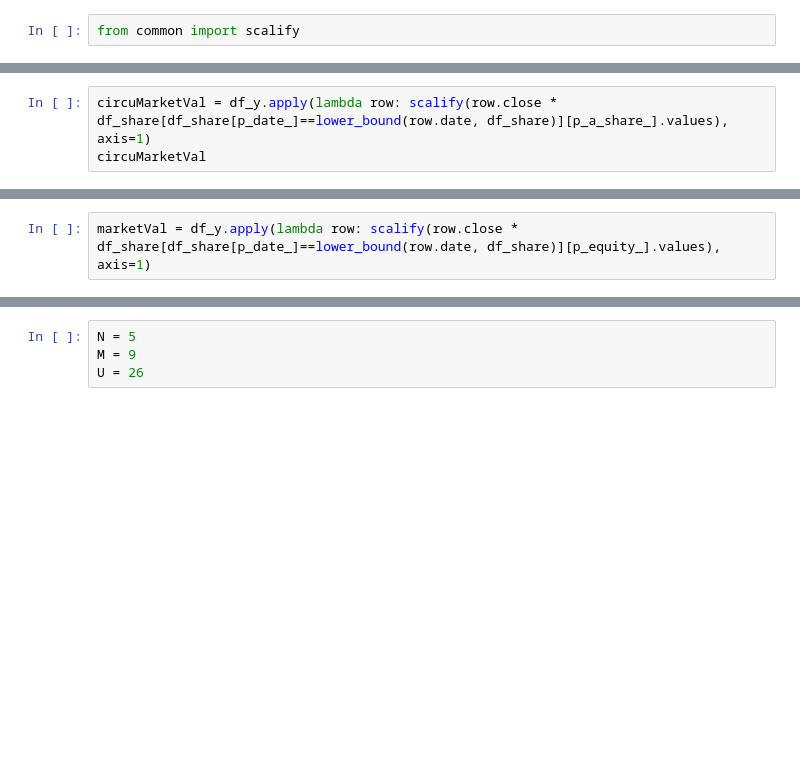
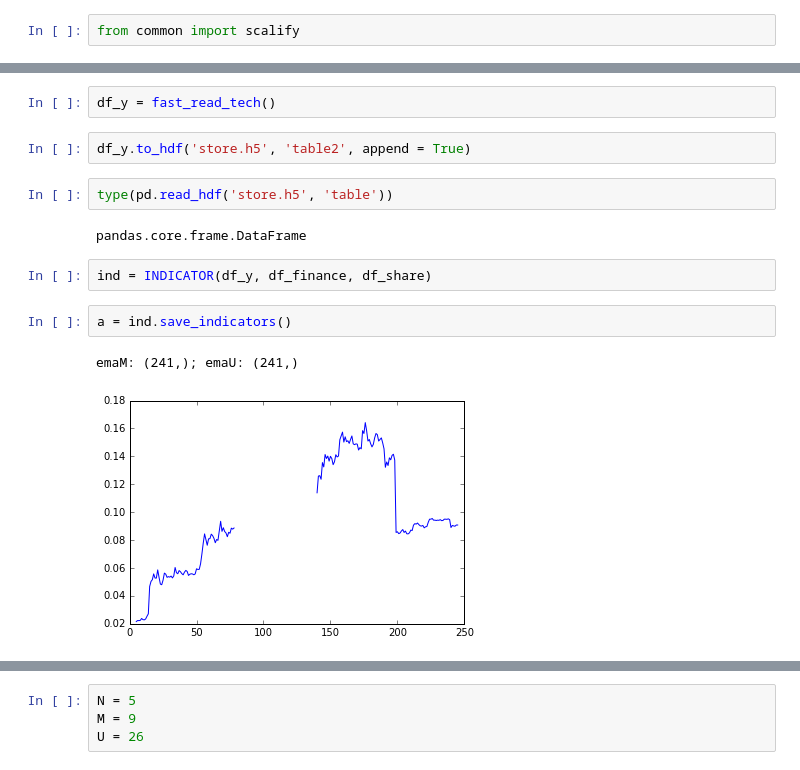
Before and after one commit to fswzb/sensequant, a Jupyter notebook: quant.ipynb, the cells around one changed output, grey strips where cells are left out. Drawn from its saved outputs; the diff is of its cells as text; blank space fills up the shorter version.

```diff
--- a/quant.ipynb
+++ b/quant.ipynb
@@ -456,3 +260,0 @@ dtype: float64
-# %%
-circuMarketVal = df_y.apply(lambda row: scalify(row.close * df_share[df_share[p_date_]==lower_bound(row.date, df_share)][p_a_share_].values), axis=1)
-circuMarketVal
@@ -477,2 +260,0 @@ dtype: float64
-# %%
-marketVal = df_y.apply(lambda row: scalify(row.close * df_share[df_share[p_date_]==lower_bound(row.date, df_share)][p_equity_].values), axis=1)
@@ -493,0 +491,15 @@ df_bvps[df_bvps[p_bvps_].isnull()]
+# %%
+df_y = fast_read_tech()
+# %%
+df_y.to_hdf('store.h5', 'table2', append = True)
+# %%
+type(pd.read_hdf('store.h5', 'table'))
+# %% [output]
+pandas.core.frame.DataFrame
+# %%
+ind = INDICATOR(df_y, df_finance, df_share)
+# %%
+a = ind.save_indicators()
+# %% [output]
+emaM: (241,); emaU: (241,)
+[figure, added]
```
Also changed, not shown: parts of 72 cells of this notebook, 8 other files.
